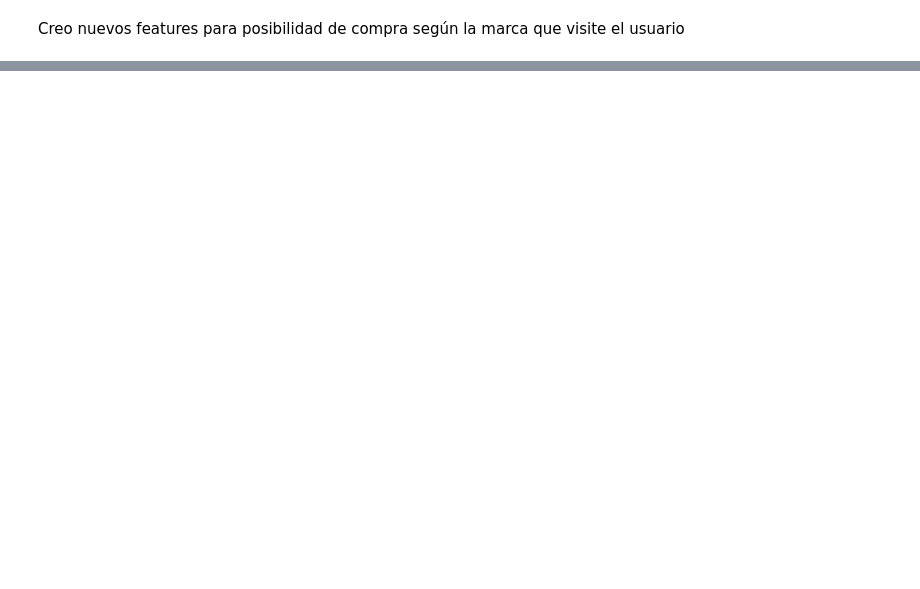
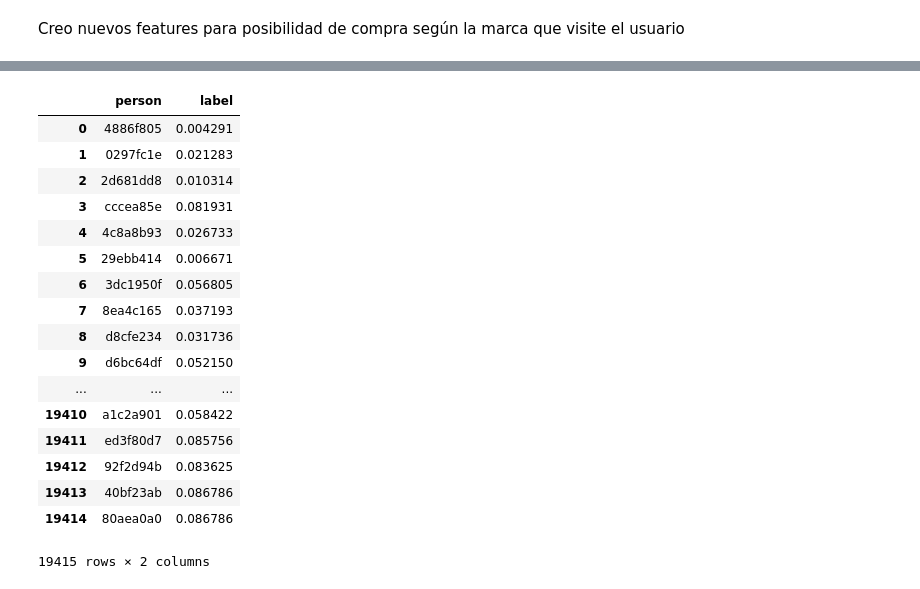
Before and after one commit to IgnacioKomar/OrganizacionDeDatos, a Jupyter notebook: TP2/TP2_Marcas_ Entradas.ipynb, the cells around one changed output, grey strips where cells are left out. Drawn from its saved outputs; the diff is of its cells as text; code cells hidden in the pictures; blank space fills up the shorter version.

```diff
--- a/TP2/TP2_Marcas_ Entradas.ipynb
+++ b/TP2/TP2_Marcas_ Entradas.ipynb
@@ -329,0 +463,21 @@ scores.mean()
+# %%
+pd.read_csv('submit_predicciones.csv')
+# %% [output]
+|  | person | label |
+| 0 | 4886f805 | 0.004291 |
+| 1 | 0297fc1e | 0.021283 |
+| 2 | 2d681dd8 | 0.010314 |
+| 3 | cccea85e | 0.081931 |
+| 4 | 4c8a8b93 | 0.026733 |
+| 5 | 29ebb414 | 0.006671 |
+| 6 | 3dc1950f | 0.056805 |
+| 7 | 8ea4c165 | 0.037193 |
+| 8 | d8cfe234 | 0.031736 |
+| 9 | d6bc64df | 0.052150 |
+| ... | ... | ... |
+| 19410 | a1c2a901 | 0.058422 |
+| 19411 | ed3f80d7 | 0.085756 |
+| 19412 | 92f2d94b | 0.083625 |
+| 19413 | 40bf23ab | 0.086786 |
+| 19414 | 80aea0a0 | 0.086786 |
+19415 rows × 2 columns
```
Also changed, not shown: parts of 34 cells of this notebook.
